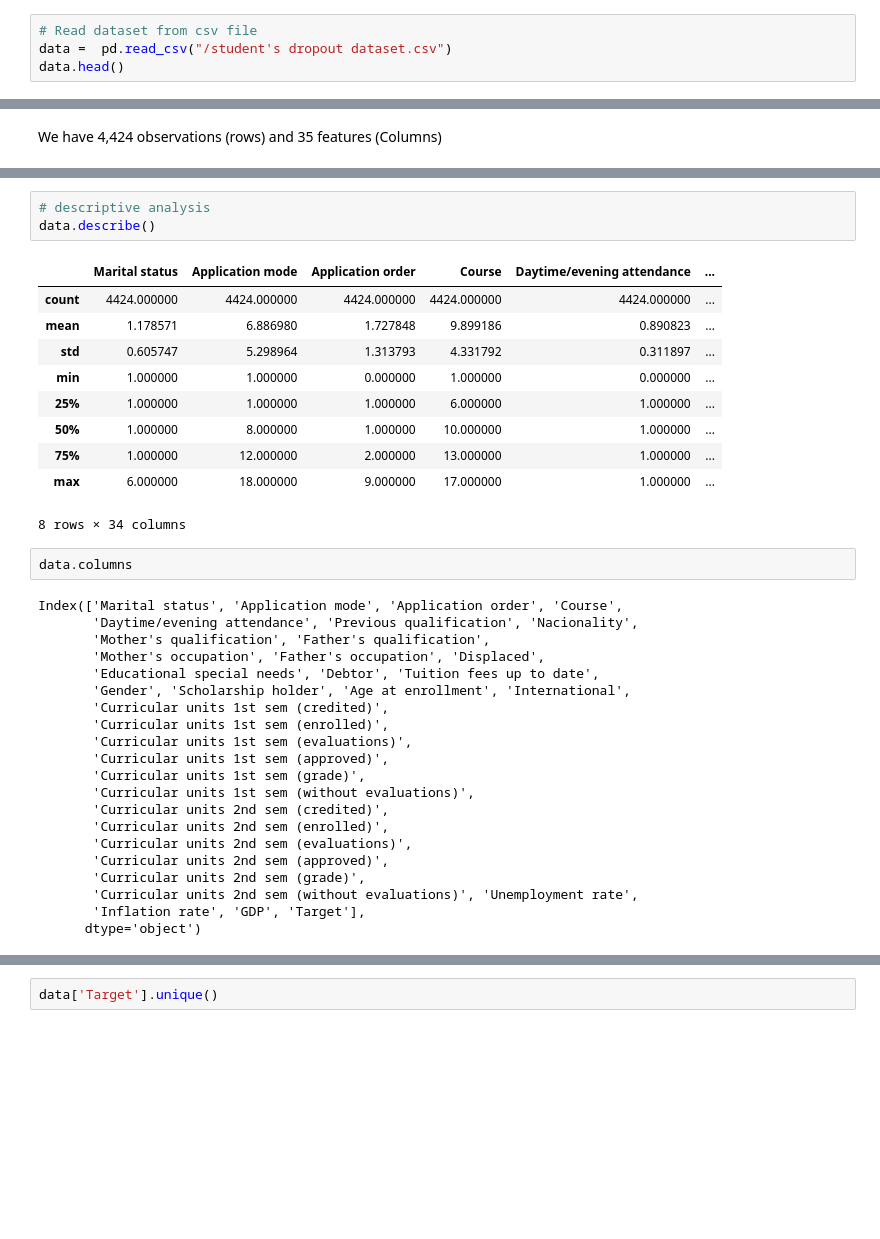
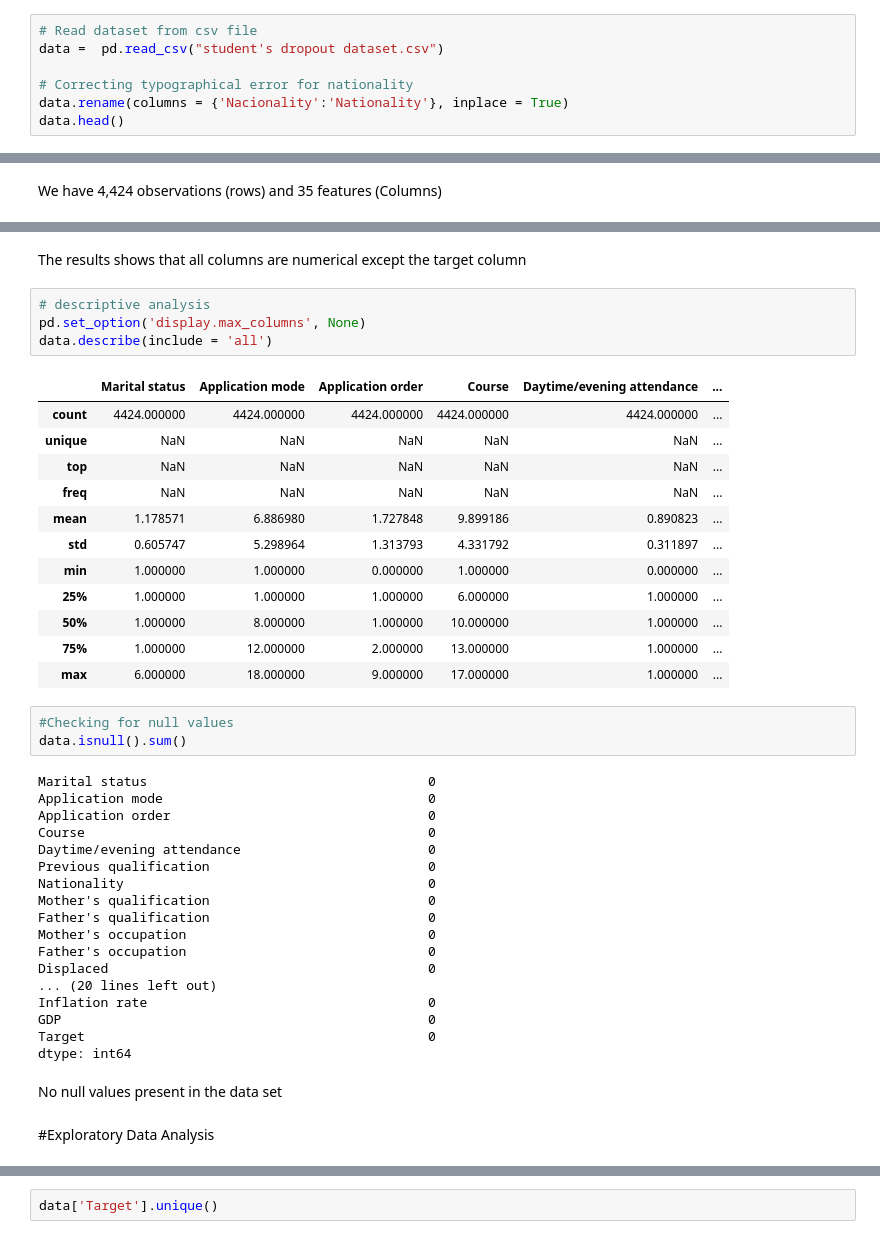
Before and after one commit to Damiieibikun/Student-s-Dropout-Prediction-using-Supervised-Machine-Learning-Classifiers, a Jupyter notebook: Student's_dropout.ipynb, the cells around one changed output, grey strips where cells are left out. Cells and saved outputs as stored; diff of their text form; blank space fills up the shorter version.

```diff
--- a/Student's_dropout.ipynb
+++ b/Student's_dropout.ipynb
@@ -10,6 +19,9 @@ sns.set()
 # %%
 # Read dataset from csv file
-data =  pd.read_csv("/student's dropout dataset.csv")
+data =  pd.read_csv("student's dropout dataset.csv")
+
+# Correcting typographical error for nationality
+data.rename(columns = {'Nacionality':'Nationality'}, inplace = True)
 data.head()
 # %% [output]
 |  | Marital status | Application mode | Application order | Course | Daytime/evening attendance | ... |
@@ -30,9 +62,15 @@ We have 4,424 observations (rows) and 35 features (Columns)
+# %% [markdown]
+The results shows that all columns are numerical except the target column
 # %%
 # descriptive analysis
-data.describe()
+pd.set_option('display.max_columns', None)
+data.describe(include = 'all')
 # %% [output]
 |  | Marital status | Application mode | Application order | Course | Daytime/evening attendance | ... |
 | count | 4424.000000 | 4424.000000 | 4424.000000 | 4424.000000 | 4424.000000 | ... |
+| unique | NaN | NaN | NaN | NaN | NaN | ... |
+| top | NaN | NaN | NaN | NaN | NaN | ... |
+| freq | NaN | NaN | NaN | NaN | NaN | ... |
 | mean | 1.178571 | 6.886980 | 1.727848 | 9.899186 | 0.890823 | ... |
 | std | 0.605747 | 5.298964 | 1.313793 | 4.331792 | 0.311897 | ... |
 | min | 1.000000 | 1.000000 | 0.000000 | 1.000000 | 0.000000 | ... |
@@ -40,27 +78,28 @@ data.describe()
 | 50% | 1.000000 | 8.000000 | 1.000000 | 10.000000 | 1.000000 | ... |
 | 75% | 1.000000 | 12.000000 | 2.000000 | 13.000000 | 1.000000 | ... |
 | max | 6.000000 | 18.000000 | 9.000000 | 17.000000 | 1.000000 | ... |
-8 rows × 34 columns
-# %%
-data.columns
-# %% [output]
-Index(['Marital status', 'Application mode', 'Application order', 'Course',
-       'Daytime/evening attendance', 'Previous qualification', 'Nacionality',
-       'Mother's qualification', 'Father's qualification',
-       'Mother's occupation', 'Father's occupation', 'Displaced',
-       'Educational special needs', 'Debtor', 'Tuition fees up to date',
-       'Gender', 'Scholarship holder', 'Age at enrollment', 'International',
-       'Curricular units 1st sem (credited)',
-       'Curricular units 1st sem (enrolled)',
-       'Curricular units 1st sem (evaluations)',
-       'Curricular units 1st sem (approved)',
-       'Curricular units 1st sem (grade)',
-       'Curricular units 1st sem (without evaluations)',
-       'Curricular units 2nd sem (credited)',
-       'Curricular units 2nd sem (enrolled)',
-       'Curricular units 2nd sem (evaluations)',
-       'Curricular units 2nd sem (approved)',
-       'Curricular units 2nd sem (grade)',
-       'Curricular units 2nd sem (without evaluations)', 'Unemployment rate',
-       'Inflation rate', 'GDP', 'Target'],
-      dtype='object')
+# %%
+#Checking for null values
+data.isnull().sum()
+# %% [output]
+Marital status                                    0
+Application mode                                  0
+Application order                                 0
+Course                                            0
+Daytime/evening attendance                        0
+Previous qualification                            0
+Nationality                                       0
+Mother's qualification                            0
+Father's qualification                            0
+Mother's occupation                               0
+Father's occupation                               0
+Displaced                                         0
+... (20 lines left out)
+Inflation rate                                    0
+GDP                                               0
+Target                                            0
+dtype: int64
+# %% [markdown]
+No null values present in the data set
+# %% [markdown]
+#Exploratory Data Analysis
```
Also changed, not shown: parts of 99 cells of this notebook.
